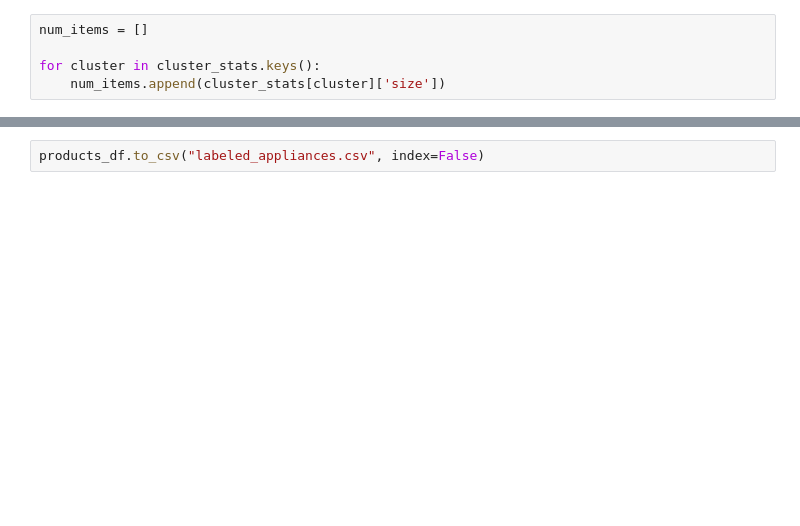
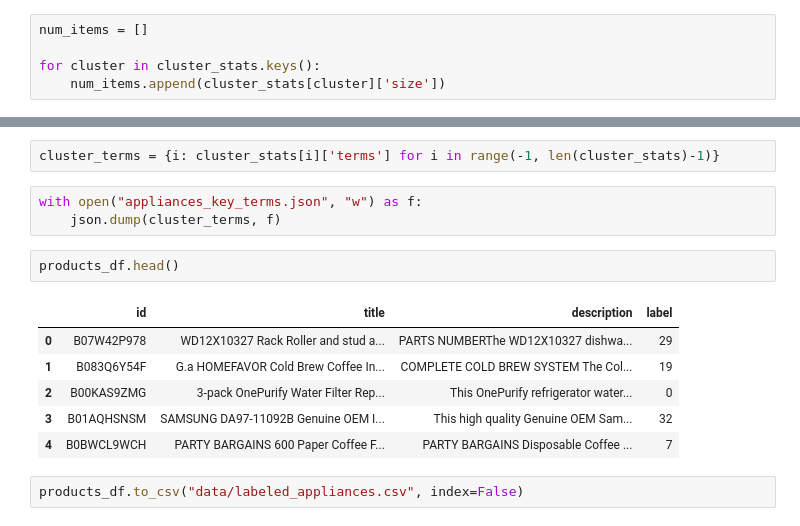
Before and after one commit to the-data-science-union/DSU-W2025-Improving-Marketplace-Search, a Jupyter notebook: cluster_appliances.ipynb, the cells around one changed output, grey strips where cells are left out. Drawn from its saved outputs; the diff is of its cells as text; blank space fills up the shorter version.

```diff
--- a/cluster_appliances.ipynb
+++ b/cluster_appliances.ipynb
@@ -266,2 +278,16 @@ cluster_stats[74]
+# %%
+cluster_terms = {i: cluster_stats[i]['terms'] for i in range(-1, len(cluster_stats)-1)}
+# %%
+with open("appliances_key_terms.json", "w") as f:
+    json.dump(cluster_terms, f)
+# %%
+products_df.head()
+# %% [output]
+|  | id | title | description | label |
+| 0 | B07W42P978 | WD12X10327 Rack Roller and stud a... | PARTS NUMBERThe WD12X10327 dishwa... | 29 |
+| 1 | B083Q6Y54F | G.a HOMEFAVOR Cold Brew Coffee In... | COMPLETE COLD BREW SYSTEM The Col... | 19 |
+| 2 | B00KAS9ZMG | 3-pack OnePurify Water Filter Rep... | This OnePurify refrigerator water... | 0 |
+| 3 | B01AQHSNSM | SAMSUNG DA97-11092B Genuine OEM I... | This high quality Genuine OEM Sam... | 32 |
+| 4 | B0BWCL9WCH | PARTY BARGAINS 600 Paper Coffee F... | PARTY BARGAINS Disposable Coffee ... | 7 |
 # %%
-products_df.to_csv("labeled_appliances.csv", index=False)
+products_df.to_csv("data/labeled_appliances.csv", index=False)
```
Also changed, not shown: parts of 12 cells of this notebook, 3 other files.
